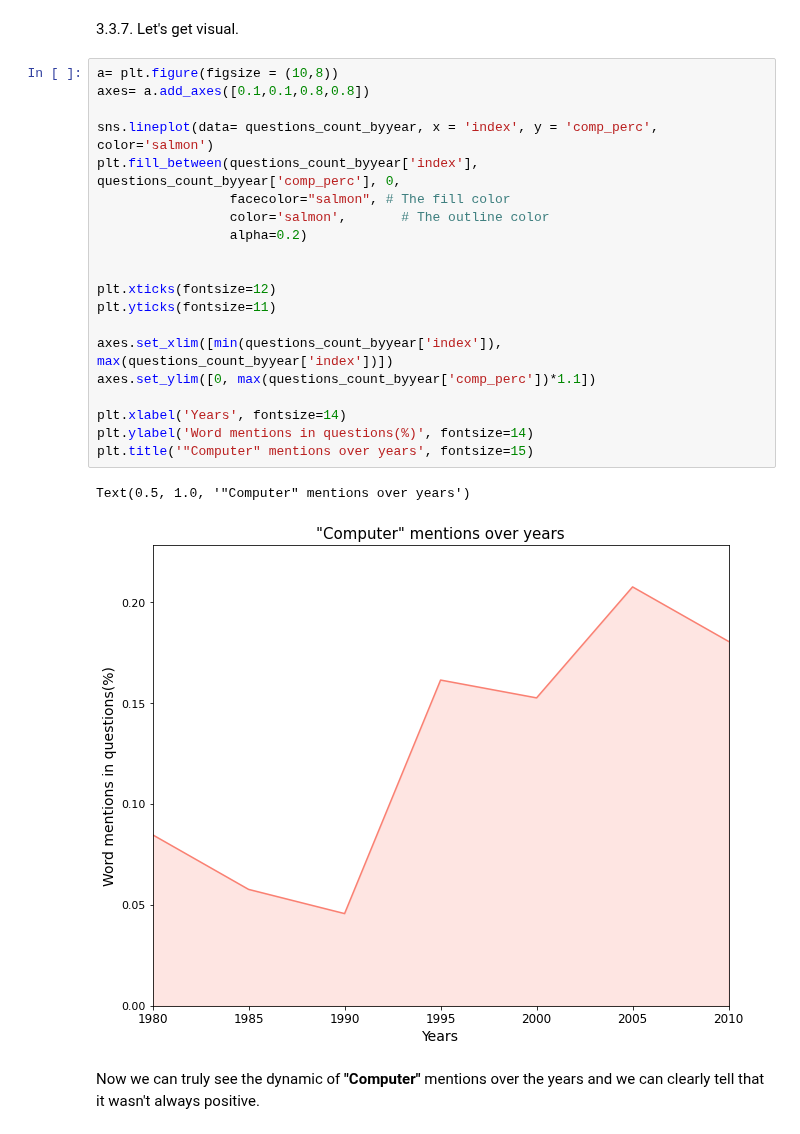
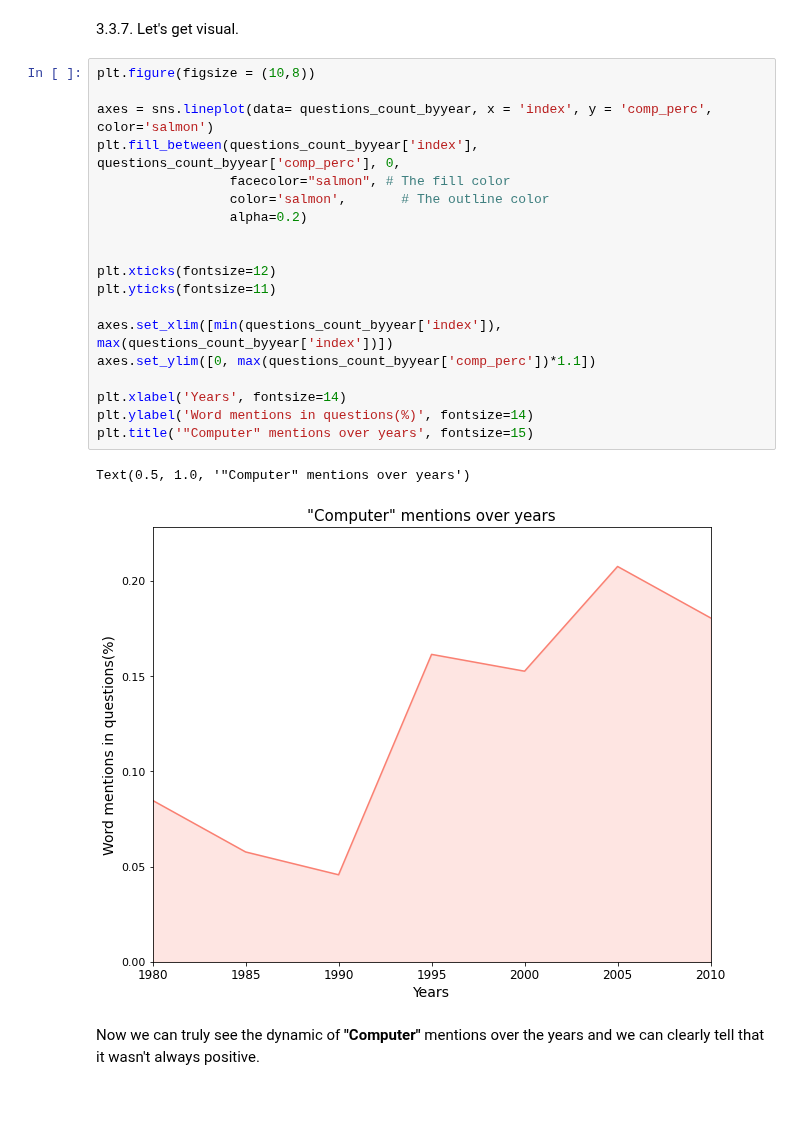
Before and after one commit to jadidaniel/jupyter-notebooks, a Jupyter notebook: jeopardy/jeopardy_project.ipynb, the cells around one changed output. Drawn from its saved outputs; the diff is of its cells as text; blank space fills up the shorter version.

```diff
--- a/jeopardy/jeopardy_project.ipynb
+++ b/jeopardy/jeopardy_project.ipynb
@@ -554,28 +554,27 @@ questions_count_byyear
 # %% [markdown]
 3.3.7. Let's get visual.
 # %%
-a= plt.figure(figsize = (10,8))
-axes= a.add_axes([0.1,0.1,0.8,0.8])
+plt.figure(figsize = (10,8))
 
-sns.lineplot(data= questions_count_byyear, x = 'index', y = 'comp_perc', color='salmon')
+axes = sns.lineplot(data= questions_count_byyear, x = 'index', y = 'comp_perc', color='salmon')
 plt.fill_between(questions_count_byyear['index'], questions_count_byyear['comp_perc'], 0,
                  facecolor="salmon", # The fill color
                  color='salmon',       # The outline color
                  alpha=0.2)
 
 
 plt.xticks(fontsize=12)
 plt.yticks(fontsize=11)
 
 axes.set_xlim([min(questions_count_byyear['index']), max(questions_count_byyear['index'])])
 axes.set_ylim([0, max(questions_count_byyear['comp_perc'])*1.1])
 
 plt.xlabel('Years', fontsize=14)
 plt.ylabel('Word mentions in questions(%)', fontsize=14)
 plt.title('"Computer" mentions over years', fontsize=15)
 # %% [output]
 Text(0.5, 1.0, '"Computer" mentions over years')
-[figure, old version]
+[figure, new version]
 # %% [markdown]
 Now we can truly see the dynamic of **"Computer"** mentions over the years and we can clearly tell that it wasn't always positive.
 # %% [markdown]
```
